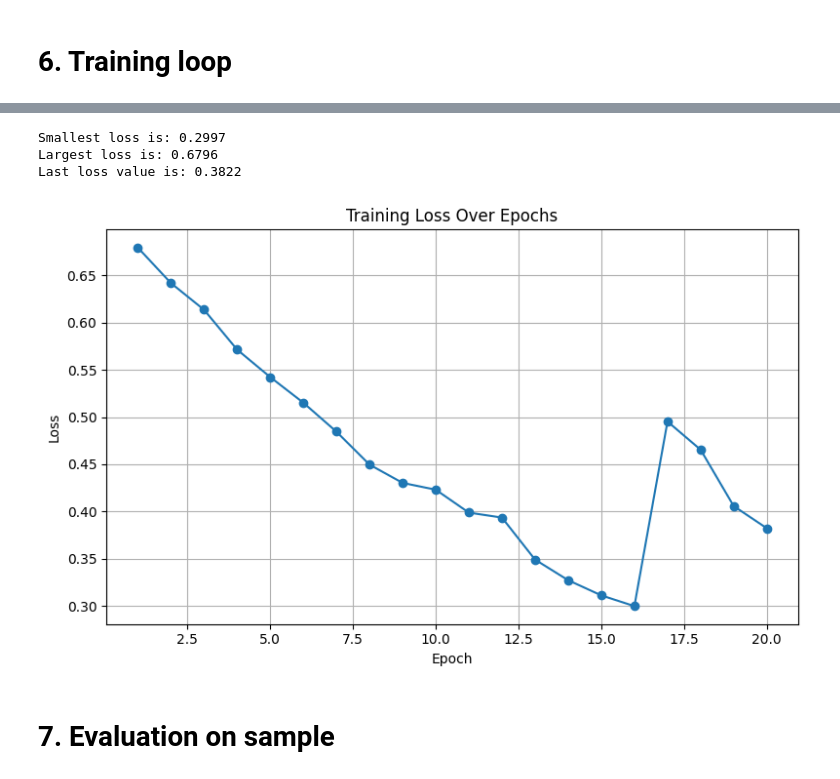
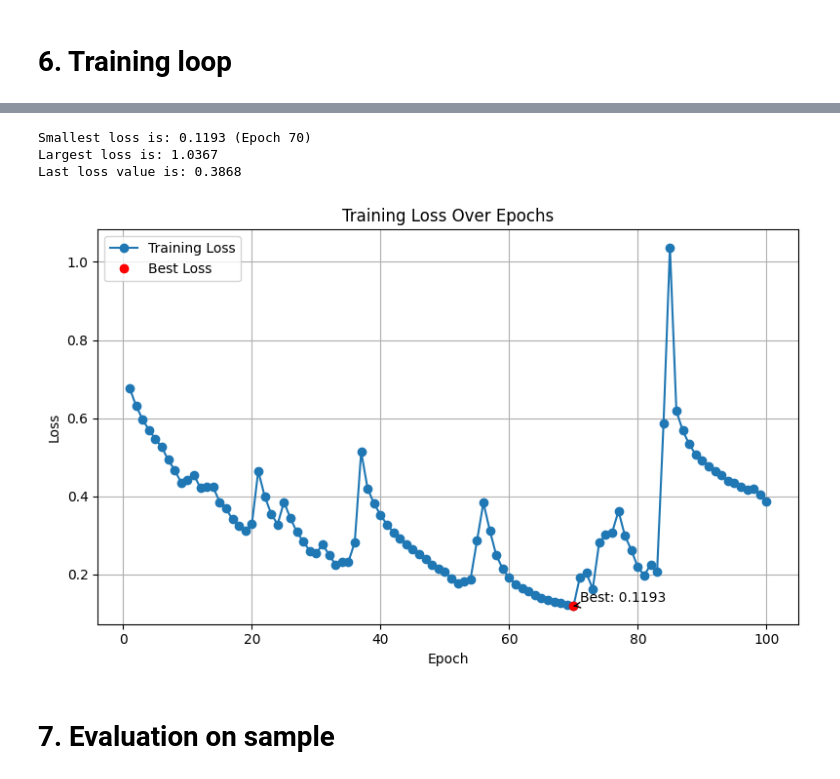
Before and after one commit to kd-kdev/CognitiveRadio-LSTM, a Jupyter notebook: LSTM_model.ipynb, the cells around one changed output, grey strips where cells are left out. Drawn from its saved outputs; the diff is of its cells as text; code cells hidden in the pictures.

Commit message:
training now saves the model with the lowest loss, added graphs & heatmaps

```diff
--- a/LSTM_model.ipynb
+++ b/LSTM_model.ipynb
@@ -135,13 +151,17 @@ print(f"Using device: {device}")
 num_channels = X.shape[2]  # 5 channels
 horizon = y.shape[1]       # 10 time steps ahead
 loss_values = []
-epochs = 20
+epochs = 100
 lr = 0.001 # learning rate
 
 model = LSTM_model(num_channels=num_channels, horizon=horizon)
 model = model.to(device)
 optimizer = torch.optim.Adam(model.parameters(), lr=lr)
 criterion = nn.BCELoss()
+
+# Variable to track best loss
+best_loss = float('inf')
+best_model_state = None  # to store the best model
 
 # Training loop
 for epoch in range(1, epochs +1):
@@ -163,5 +183,15 @@ for epoch in range(1, epochs +1):
   avg_loss = epoch_loss / len(dataset)
   loss_values.append(avg_loss)
   print(f"Epoch {epoch}/{epochs} - Loss: {avg_loss:.4f}")
+
+  # Save best model
+  if avg_loss < best_loss:
+        best_loss = avg_loss
+        best_model_state = model.state_dict()  # save model weights
+        #print(f"  --> New best loss, saving model.")
+
+# load the best model
+model.load_state_dict(best_model_state)
+print(f"Training complete. Best loss: {best_loss:.4f}")
 # %% [output]
 Using device: cuda
@@ -184,24 +214,37 @@ Epoch 20/20 - Loss: 0.3822
 # %%
+# Plot loss over epochs with best loss annotated
 min_loss_value = min(loss_values)
+min_loss_epoch = loss_values.index(min_loss_value) + 1  # +1 because epochs start at 1
 max_loss_value = max(loss_values)
 last_loss_value = loss_values[epochs-1]
-print(f"Smallest loss is: {min_loss_value:.4f}")
+
+print(f"Smallest loss is: {min_loss_value:.4f} (Epoch {min_loss_epoch})")
 print(f"Largest loss is: {max_loss_value:.4f}")
 print(f"Last loss value is: {last_loss_value:.4f}")
-# Loss curve plot
+
+# Loss curve plot with best loss highlighted
 plt.figure(figsize=(8, 5))
-plt.plot(range(1, epochs + 1), loss_values, marker='o', linestyle='-')
+plt.plot(range(1, epochs + 1), loss_values, marker='o', linestyle='-', label='Training Loss')
+
+# Highlight the best loss
+plt.plot(min_loss_epoch, min_loss_value, 'ro', label='Best Loss')
+plt.annotate(f'Best: {min_loss_value:.4f}',
+             xy=(min_loss_epoch, min_loss_value),
+             xytext=(min_loss_epoch + 1, min_loss_value + 0.01),
+             arrowprops=dict(facecolor='red', arrowstyle='->'))
+
 plt.title("Training Loss Over Epochs")
 plt.xlabel("Epoch")
 plt.ylabel("Loss")
 plt.grid(True)
+plt.legend()
 plt.tight_layout()
 plt.show()
 # %% [output]
-Smallest loss is: 0.2997
-Largest loss is: 0.6796
-Last loss value is: 0.3822
+Smallest loss is: 0.1193 (Epoch 70)
+Largest loss is: 1.0367
+Last loss value is: 0.3868
-[figure, old version]
+[figure, new version]
 # %% [markdown]
 # 7. Evaluation on sample
 # %%
```
Also changed, not shown: parts of 18 cells of this notebook.
